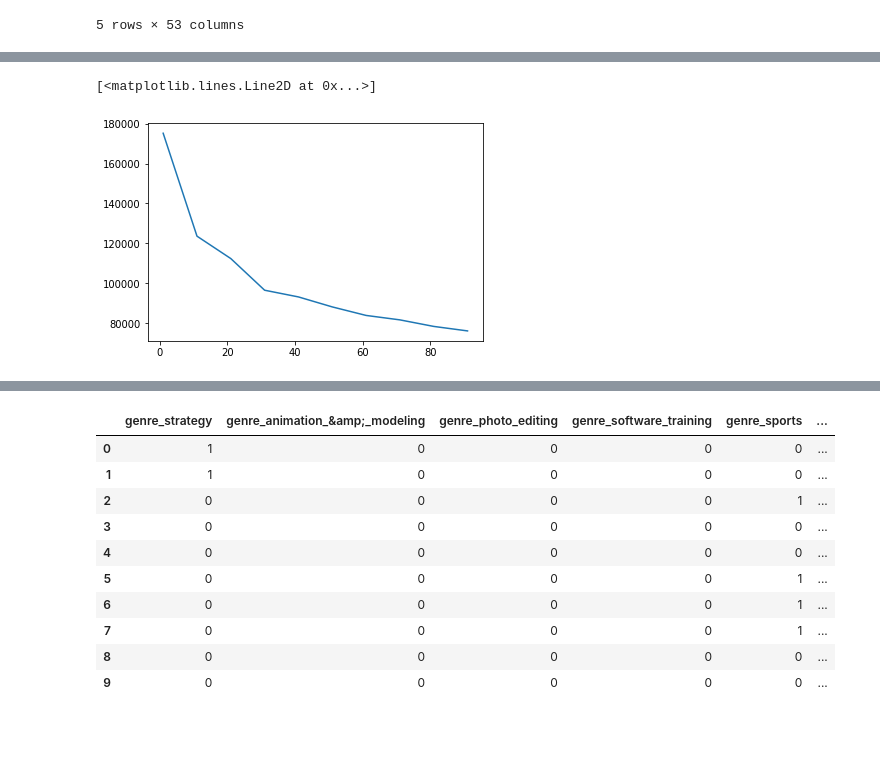
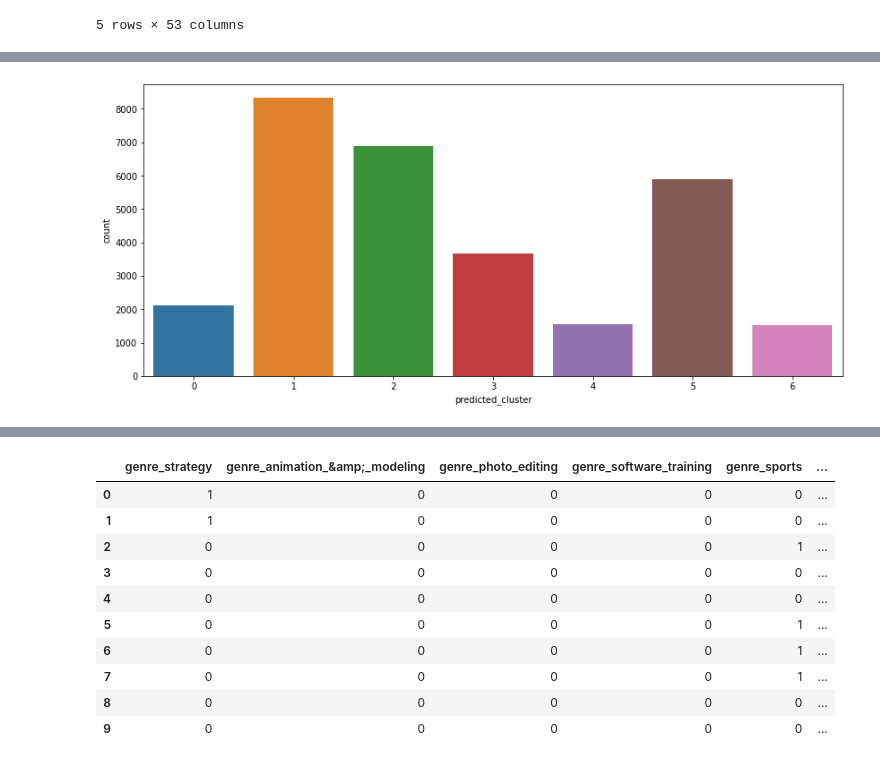
Before and after one commit to itselavia/sjsu-cmpe-256-group-project, a Jupyter notebook: experiment_4/Using K-mode Clustering, analyze game bundles.ipynb, the cells around one changed output, grey strips where cells are left out. Drawn from its saved outputs; the diff is of its cells as text; code cells hidden in the pictures; blank space fills up the shorter version.

```diff
--- a/experiment_4/Using K-mode Clustering, analyze game bundles.ipynb
+++ b/experiment_4/Using K-mode Clustering, analyze game bundles.ipynb
@@ -61,12 +72,0 @@ plt.plot(y,clustering_costs)
-# %%
-clustering_costs_2 = []
-for i in list(range(1,100,10)):
-    kmode = KModes(n_clusters=i, init = "Cao", verbose=1, n_jobs=-1)
-    kmode.fit_predict(items_df)
-    clustering_costs_2.append(kmode.cost_)
-
-y = np.array([i for i in range(1,100,10)])
-plt.plot(y,clustering_costs_2)
-# %% [output]
-[<matplotlib.lines.Line2D at 0x...>]
-[figure, removed]
@@ -75,0 +73,9 @@ game_clusters = kmodes_final_model.fit_predict(items_df)
+# %%
+kmodes_model_huang = KModes(n_clusters=7, init = "Huang", verbose=1, n_jobs=-1)
+game_clusters_huang = kmodes_model_huang.fit_predict(items_df)
+game_clusters_huang_df = pd.DataFrame(game_clusters_huang)
+game_clusters_huang_df.columns = ['predicted_cluster']
+plt.figure(figsize=(14, 6))
+ax = sns.countplot(x="predicted_cluster", data=game_clusters_huang_df)
+# %% [output]
+[figure, added]
```
Also changed, not shown: parts of 11 cells of this notebook.
